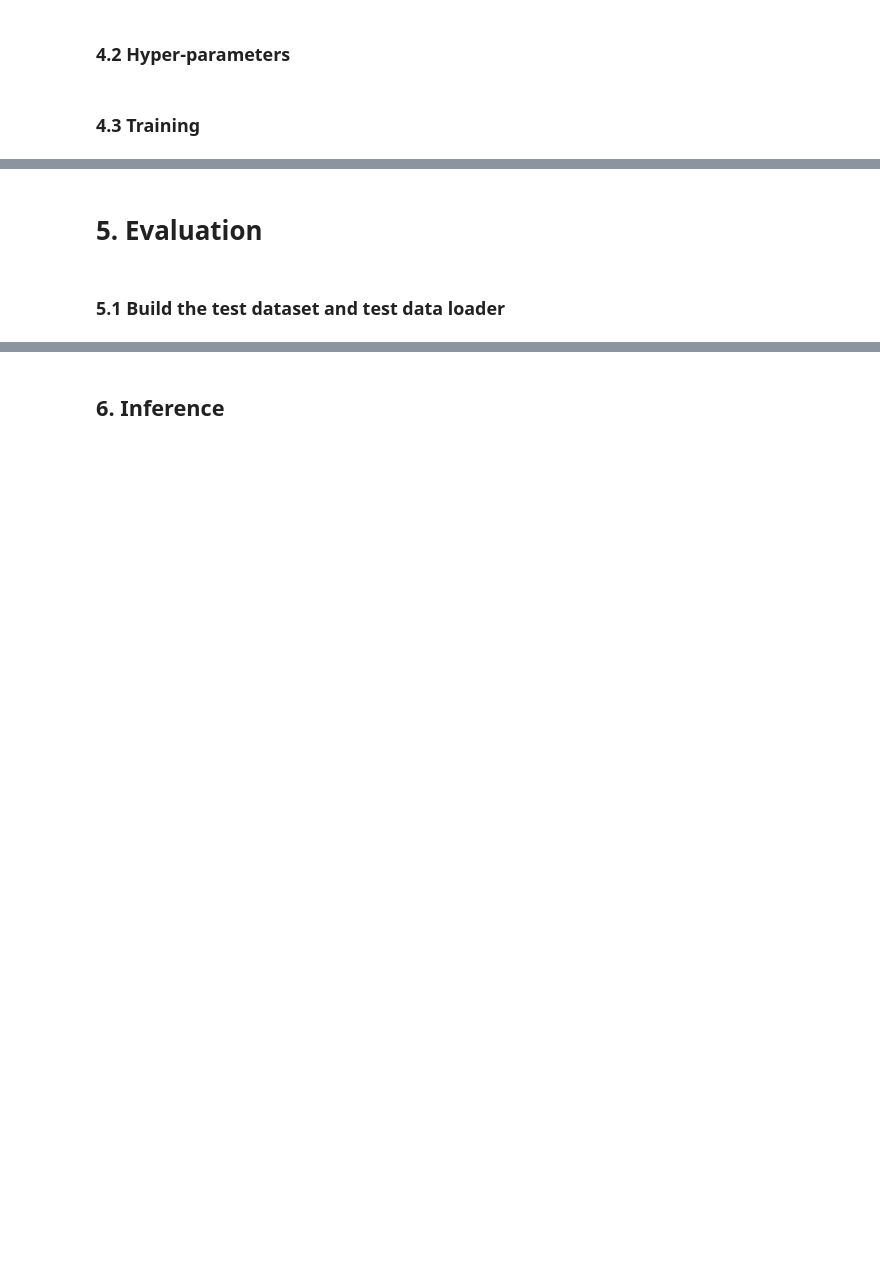
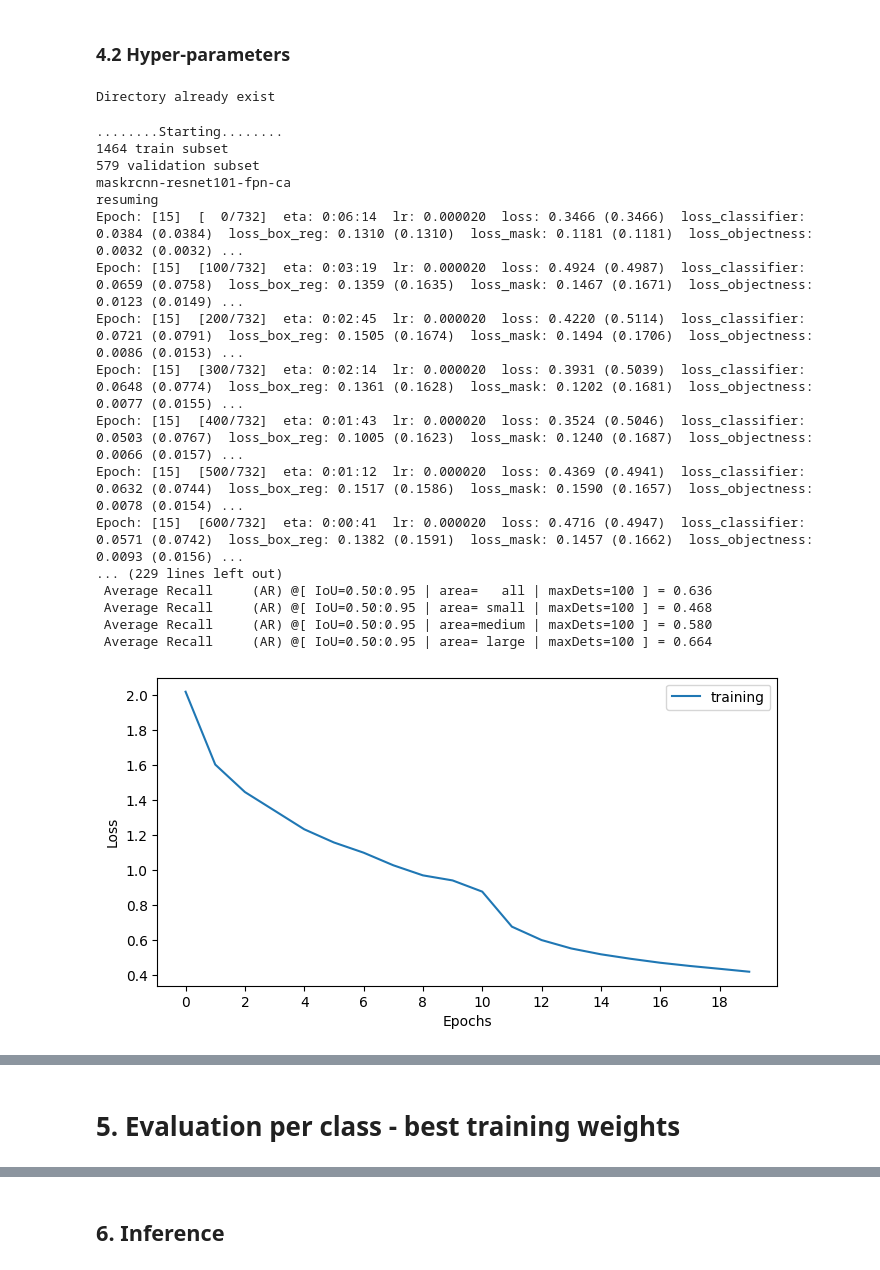
Before and after one commit to Wb-az/Image-Processing-PascalVOC, a Jupyter notebook: voc_train_eval.ipynb, the cells around one changed output, grey strips where cells are left out. Saved outputs shown, nothing was run; the diff lists cells and outputs as text; code cells hidden in the pictures; blank space fills up the shorter version.

```diff
--- a/voc_train_eval.ipynb
+++ b/voc_train_eval.ipynb
@@ -79,5 +94,5 @@ print('Annotations:', len(os.listdir('data/annotations')))
 # %%
 # Example of a process image with boxes and masks
 root = os.path.join(os.getcwd(), 'data')
-dataset = PascalVoc(root, transforms=None)
-dataset[5]
+pascal_dataset = PascalVoc(root, transforms=None)
+len(pascal_dataset[10][1]['masks'])
@@ -99,9 +114,11 @@ voc_classes= ('__background__','aeroplane', 'bicycle', 'bird', 'boat', 'bottle',
 # %%
 def maskrcnn_resnet101_fpn(*, progress=True, num_classes=None,
-    weights_backbone=ResNet101_Weights.IMAGENET1K_V2, trainable_backbone_layers=None, **kwargs):
+    weights_backbone=ResNet101_Weights.IMAGENET1K_V2, trainable_backbone_layers=None,
+                           **kwargs):
     """
     Adapted from pytorch maskrcnn_resnet50_fpn
-    https://pytorch.org/vision/main/_modules/torchvision/models/detection/mask_rcnn.html#maskrcnn_resnet50_fpn
+    https://pytorch.org/vision/main/_modules/torchvision/models/detection/
+    mask_rcnn.html#maskrcnn_resnet50_fpn
     """
     weights_backbone = ResNet101_Weights.verify(weights_backbone)
 
@@ -109,7 +126,9 @@ def maskrcnn_resnet101_fpn(*, progress=True, num_classes=None,
         num_classes = 91
 
     is_trained = weights_backbone is not None
-    trainable_backbone_layers = _validate_trainable_layers(is_trained, trainable_backbone_layers, 5, 3)
+    trainable_backbone_layers = _validate_trainable_layers(is_trained,
+                                                           trainable_backbone_layers,
+                                                           5, 3)
     norm_layer = misc_nn_ops.FrozenBatchNorm2d if is_trained else nn.BatchNorm2d
     backbone = resnet101(weights=weights_backbone, progress=progress, norm_layer=norm_layer)
     backbone = _resnet_fpn_extractor(backbone, trainable_backbone_layers)
@@ -117,6 +136,7 @@ def maskrcnn_resnet101_fpn(*, progress=True, num_classes=None,
         backbone,
         num_classes=num_classes,
         **kwargs)
+
     return model
 # %% [markdown]
 ### 3.2 Build the segmentation and detection models
@@ -221,9 +243,8 @@ def get_instance_segmentation_model(num_classes, backbone, custom_anchors=False,
 # %%
-def get_transform(train):
+def get_transform(train=True):
     transforms = [T.PILToTensor(), T.ConvertImageDtype(dtype=torch.float32)]
     # converts the image, a PIL image, into a PyTorch Tensor
     if train:
         # during training, randomly flip the training images
-        # and ground-truth for data augmentation
-        transforms.append(T.RandomHorizontalFlip(0.5))
+        transforms.extend([T.RandomHorizontalFlip(0.5)])
     return T.Compose(transforms)
@@ -333,12 +407,22 @@ try:
 except OSError as error:
     print('Directory already exist')
 
+train_images = open('Segmentation/train.txt')
+train_list = [f'{line.strip()}.xml' for line in train_images]
+val_images = open('Segmentation/val.txt')
+val_list = [f'{line.strip()}.xml' for line in val_images]
+
+resume = True
+resume_dir = './weigths/maskrcnn-resnet101-fpn-ca-20-0.0001-adam-resume.pth'
+
 # Select Adam or SGD
 optims = ['SGD', 'Adam']
 tasks = ['detection', 'segmentation']
-backbone_names = ['resnet-50-fpn', 'resnet-101-fpn']
-params_dict = {'task': tasks[1], 'backbone':backbone_names[1], 'device': device, 'num_classes':
-    21, 'anchors': True, 'opt': optims[1], 'step': 5, 'gamma':0.5, 'epochs': 20, 'lr': 0.0001,
-               'w_decay': 0.0001, 'momentum': 0.9}
+backbone_name = ['resnet-50-fpn', 'resnet-101-fpn']
+params_dict = {'task': tasks[1], 'backbone':backbone_name[1], 'num_classes': 21,
+               'anchors': True, 'opt': optims[1], 'root': data_path, 'device': device,
+               'train_list': train_list, 'val_list': val_list, 'step': 7, 'gamma':0.2,
+               'epochs': 20, 'lr': 0.0001, 'w_decay': 0.0001, 'momentum': 0.9,
+               'resume_training': resume, 'weights_dir': resume_dir}
+# %% [output]
+Directory already exist
-# %% [markdown]
-### 4.3 Training
@@ -345,3 +431,22 @@ params_dict = {'task': tasks[1], 'backbone':backbone_names[1], 'device': device,
 # %%
 # Run experiment
-test_ind, net_name = main(params_dict)
+model_name, test_ind = main(params_dict)
+# %% [output]
+........Starting........
+1464 train subset
+579 validation subset
+maskrcnn-resnet101-fpn-ca
+resuming
+Epoch: [15]  [  0/732]  eta: 0:06:14  lr: 0.000020  loss: 0.3466 (0.3466)  loss_classifier: 0.0384 (0.0384)  loss_box_reg: 0.1310 (0.1310)  loss_mask: 0.1181 (0.1181)  loss_objectness: 0.0032 (0.0032) ...
+Epoch: [15]  [100/732]  eta: 0:03:19  lr: 0.000020  loss: 0.4924 (0.4987)  loss_classifier: 0.0659 (0.0758)  loss_box_reg: 0.1359 (0.1635)  loss_mask: 0.1467 (0.1671)  loss_objectness: 0.0123 (0.0149) ...
+Epoch: [15]  [200/732]  eta: 0:02:45  lr: 0.000020  loss: 0.4220 (0.5114)  loss_classifier: 0.0721 (0.0791)  loss_box_reg: 0.1505 (0.1674)  loss_mask: 0.1494 (0.1706)  loss_objectness: 0.0086 (0.0153) ...
+Epoch: [15]  [300/732]  eta: 0:02:14  lr: 0.000020  loss: 0.3931 (0.5039)  loss_classifier: 0.0648 (0.0774)  loss_box_reg: 0.1361 (0.1628)  loss_mask: 0.1202 (0.1681)  loss_objectness: 0.0077 (0.0155) ...
+Epoch: [15]  [400/732]  eta: 0:01:43  lr: 0.000020  loss: 0.3524 (0.5046)  loss_classifier: 0.0503 (0.0767)  loss_box_reg: 0.1005 (0.1623)  loss_mask: 0.1240 (0.1687)  loss_objectness: 0.0066 (0.0157) ...
+Epoch: [15]  [500/732]  eta: 0:01:12  lr: 0.000020  loss: 0.4369 (0.4941)  loss_classifier: 0.0632 (0.0744)  loss_box_reg: 0.1517 (0.1586)  loss_mask: 0.1590 (0.1657)  loss_objectness: 0.0078 (0.0154) ...
+Epoch: [15]  [600/732]  eta: 0:00:41  lr: 0.000020  loss: 0.4716 (0.4947)  loss_classifier: 0.0571 (0.0742)  loss_box_reg: 0.1382 (0.1591)  loss_mask: 0.1457 (0.1662)  loss_objectness: 0.0093 (0.0156) ...
+... (229 lines left out)
+ Average Recall     (AR) @[ IoU=0.50:0.95 | area=   all | maxDets=100 ] = 0.636
+ Average Recall     (AR) @[ IoU=0.50:0.95 | area= small | maxDets=100 ] = 0.468
+ Average Recall     (AR) @[ IoU=0.50:0.95 | area=medium | maxDets=100 ] = 0.580
+ Average Recall     (AR) @[ IoU=0.50:0.95 | area= large | maxDets=100 ] = 0.664
+[figure, added]
@@ -348,5 +454,3 @@ test_ind, net_name = main(params_dict)
 # %% [markdown]
-# 5. Evaluation
+# 5. Evaluation per class - best training weights
-# %% [markdown]
-### 5.1 Build the test dataset and test data loader
 # %%
```
Also changed, not shown: parts of 43 cells of this notebook.
